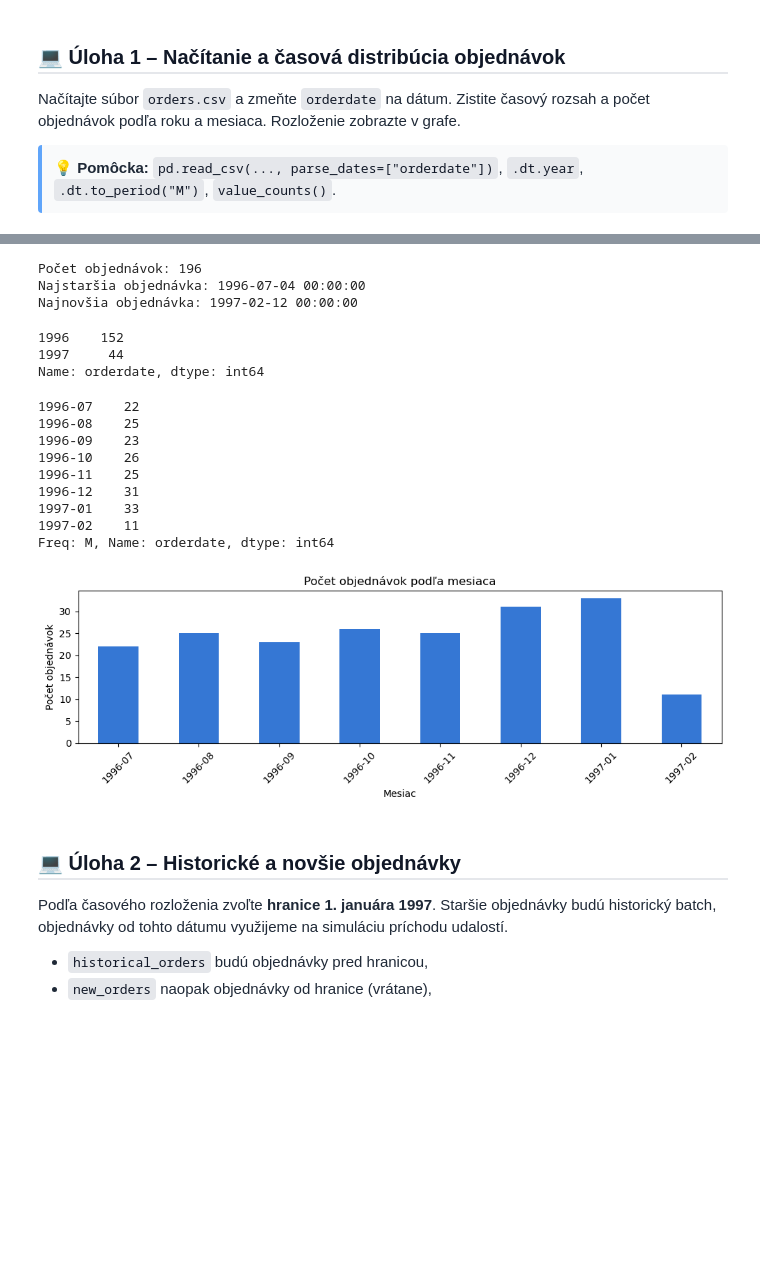
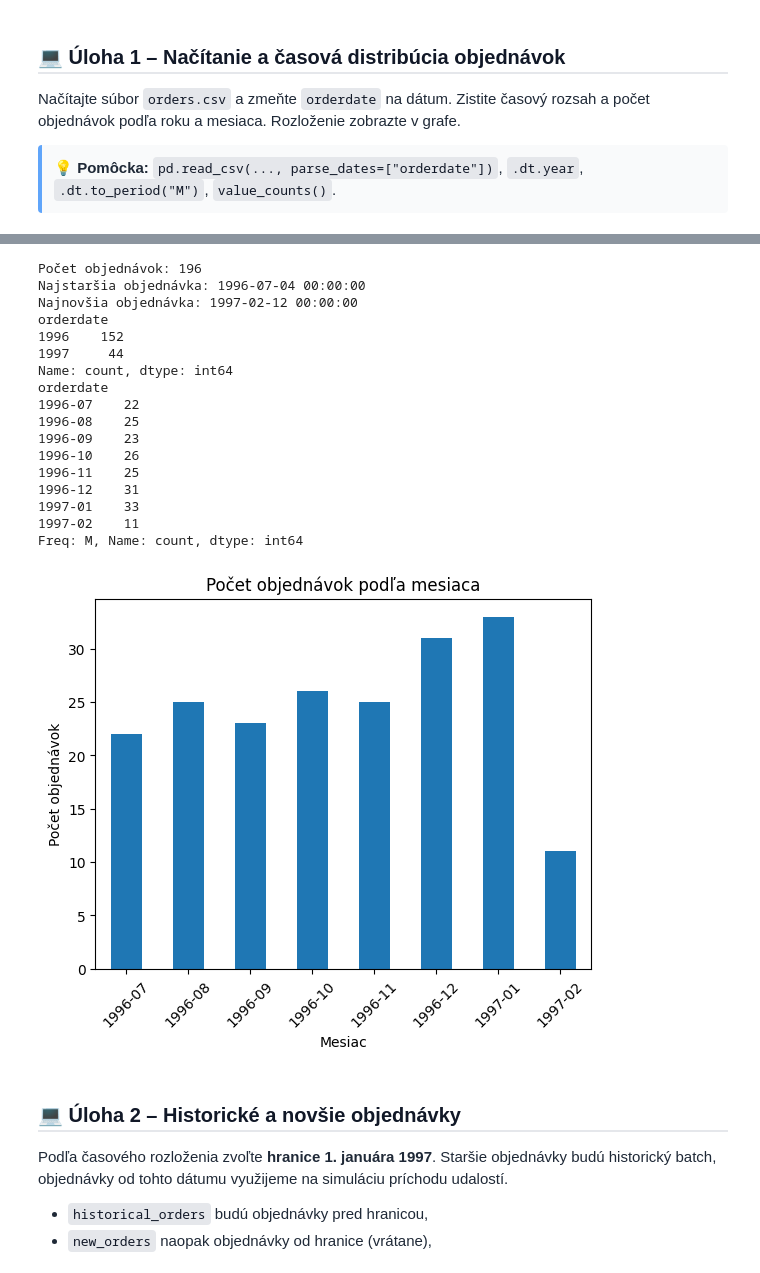
Before and after one commit to filippalaticky/Databazove_technologie_1, a Jupyter notebook: seminar8/batch_streaming_orders.ipynb, the cells around one changed output, grey strips where cells are left out. Drawn from its saved outputs; the diff is of its cells as text; code cells hidden in the pictures; blank space fills up the shorter version.

```diff
--- a/seminar8/batch_streaming_orders.ipynb
+++ b/seminar8/batch_streaming_orders.ipynb
@@ -9,22 +30,43 @@
 # %%
-# Vaše riešenie
+import pandas as pd
+import matplotlib.pyplot as plt
+
+df = pd.read_csv("orders.csv", parse_dates=["orderdate"])
+
+print("Počet objednávok:", len(df))
+print("Najstaršia objednávka:", df["orderdate"].min())
+print("Najnovšia objednávka:", df["orderdate"].max())
+
+print(df["orderdate"].dt.year.value_counts().sort_index())
+
+mesiace = df["orderdate"].dt.to_period("M").value_counts().sort_index()
+print(mesiace)
+
+mesiace.plot(kind="bar")
+plt.title("Počet objednávok podľa mesiaca")
+plt.xlabel("Mesiac")
+plt.ylabel("Počet objednávok")
+plt.xticks(rotation=45)
+plt.show()
 # %% [output]
 Počet objednávok: 196
 Najstaršia objednávka: 1996-07-04 00:00:00
 Najnovšia objednávka: 1997-02-12 00:00:00
+orderdate
+1996    152
+1997     44
+Name: count, dtype: int64
+orderdate
+1996-07    22
+1996-08    25
+1996-09    23
+1996-10    26
+1996-11    25
+1996-12    31
+1997-01    33
+1997-02    11
+Freq: M, Name: count, dtype: int64
-1996    152
-1997     44
-Name: orderdate, dtype: int64
-1996-07    22
-1996-08    25
-1996-09    23
-1996-10    26
-1996-11    25
-1996-12    31
-1997-01    33
-1997-02    11
-Freq: M, Name: orderdate, dtype: int64
-[figure, old version]
+[figure, new version]
 # %% [markdown]
 <h2 style="margin: 24px 0 16px; font-size: 20px; font-weight: 600; font-family: 'Segoe UI', Roboto, sans-serif; color: #111827; border-bottom: 2px solid #e5e7eb; padding-bottom: 6px;">💻 Úloha 2 – Historické a novšie objednávky</h2>
 <p style="font-family: 'Segoe UI', Roboto, sans-serif; color: #1f2937; line-height: 1.65; margin: 8px 0 12px;">Podľa časového rozloženia zvoľte <strong>hranice 1. januára 1997</strong>. Staršie objednávky budú historický batch, objednávky od tohto dátumu využijeme na simuláciu príchodu udalostí.</p>
```
Also changed, not shown: parts of 13 cells of this notebook.
